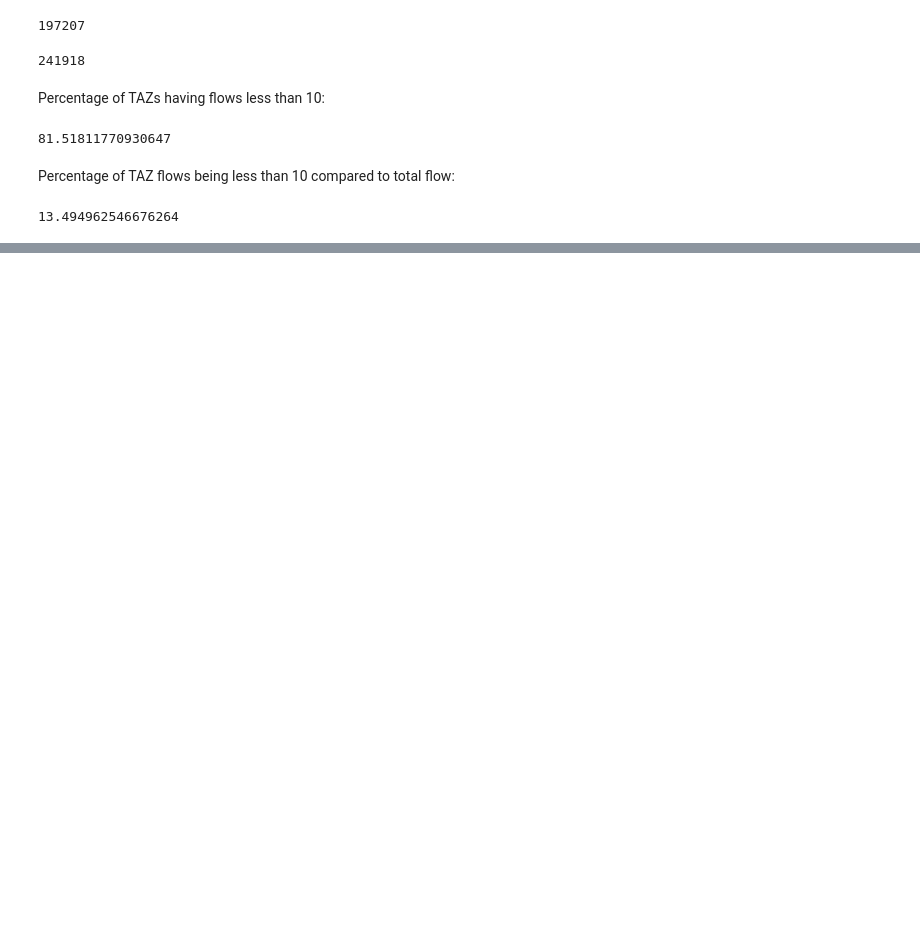
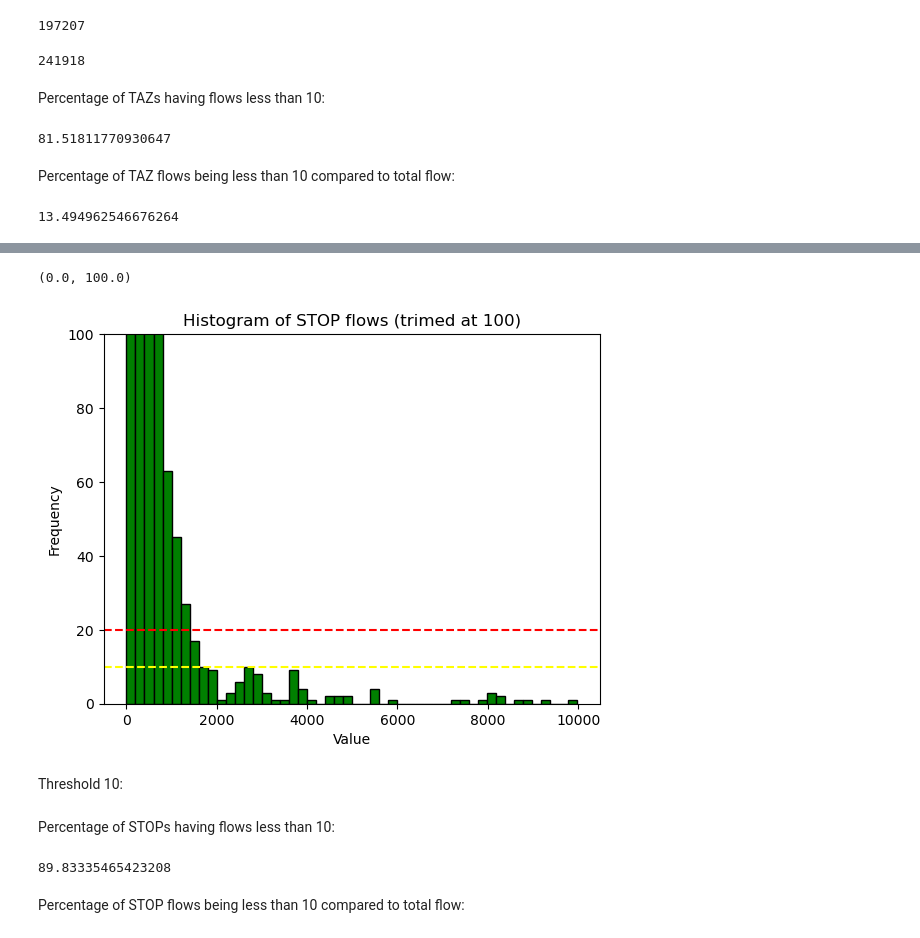
Before and after one commit to arsalanesmaili/kcm_ridership, a Jupyter notebook: flows.ipynb, the cells around one changed output, grey strips where cells are left out. Saved outputs shown, nothing was run; the diff lists cells and outputs as text; code cells hidden in the pictures; blank space fills up the shorter version.

```diff
--- a/flows.ipynb
+++ b/flows.ipynb
@@ -511,0 +545,14 @@ sum(threshold_TAZ)/total_flow*100
+# %%
+plt.hist(stop_flows,bins=50, color='green', edgecolor='black')
+plt.xlabel('Value')
+plt.ylabel('Frequency')
+plt.title('Histogram of STOP flows (trimed at 100)')
+plt.axhline(y=20, color='red', linestyle='--', label='y=20')
+plt.axhline(y=10, color='yellow', linestyle='--', label='y=10')
+# plt.xlim(6000, 8000)
+plt.ylim(0, 100)
+# %% [output]
+(0.0, 100.0)
+[figure, added]
+# %% [markdown]
+Threshold 10:
@@ -511,0 +561,8 @@ sum(threshold_TAZ)/total_flow*100
+# %% [markdown]
+Percentage of STOPs having flows less than 10:
+# %%
+len(threshold_stop)/len(stop_flows)*100
+# %% [output]
+89.83335465423208
+# %% [markdown]
+Percentage of STOP flows being less than 10 compared to total flow:
```
Also changed, not shown: parts of 9 cells of this notebook.
